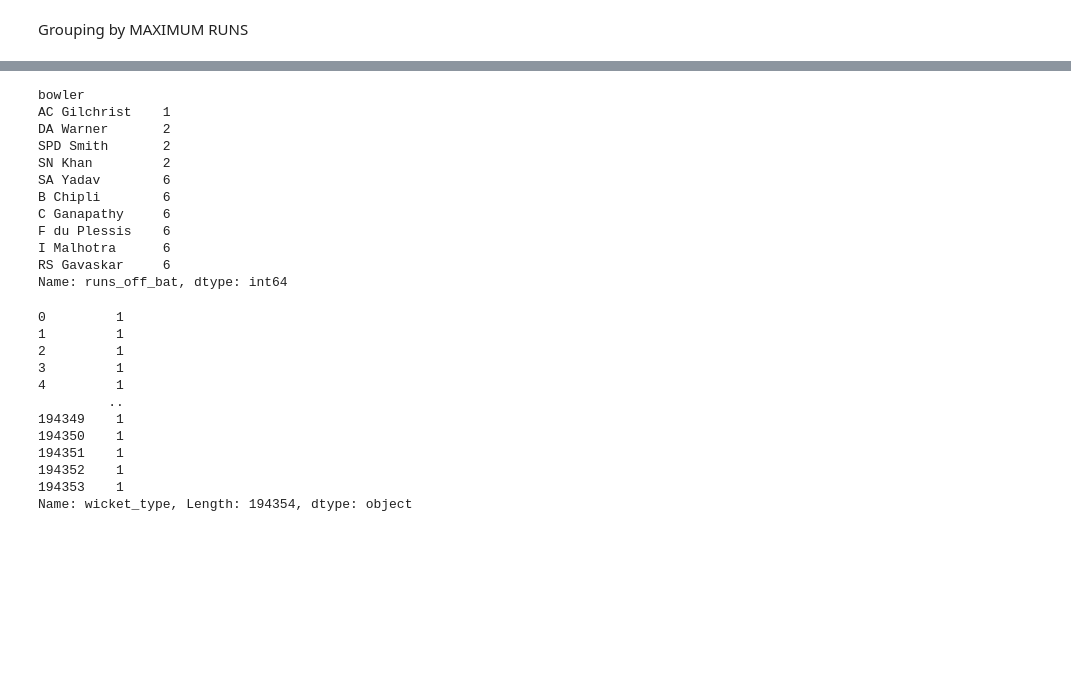
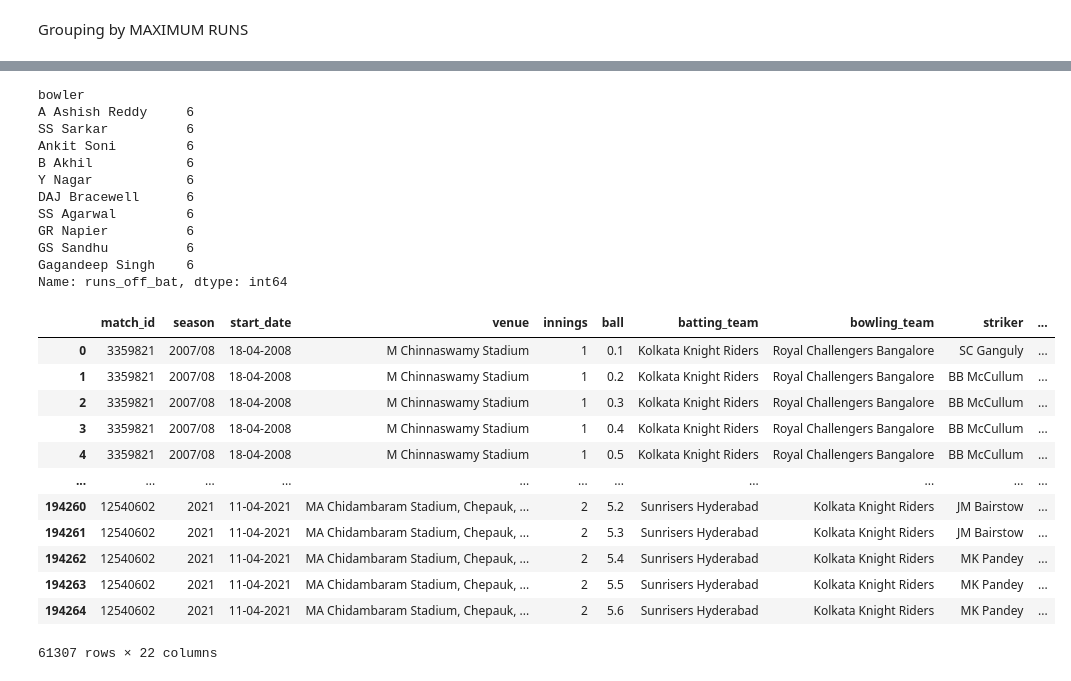
Before and after one commit to rehadhawan/IPLIIT, a Jupyter notebook: IPL.ipynb, the cells around one changed output, grey strips where cells are left out. Drawn from its saved outputs; the diff is of its cells as text; code cells hidden in the pictures; blank space fills up the shorter version.

```diff
--- a/IPL.ipynb
+++ b/IPL.ipynb
@@ -5,5 +5,4 @@ import pandas as pd
 import numpy as np
 path = r"C:\Users\reha_\Desktop\IPLIIT\all_matches.csv"
 df=pd.read_csv(path)
-#df = df[df["ball"] < 6.0]
-df
+df = df[df["ball"] < 6.0]
@@ -90,31 +75,34 @@ df3 = df.groupby('bowler')['runs_off_bat'].count().sort_values(ascending=True)
 df3.head(10)
 # %% [output]
 bowler
-AC Gilchrist    1
-DA Warner       2
-SPD Smith       2
-SN Khan         2
-SA Yadav        6
-B Chipli        6
-C Ganapathy     6
-F du Plessis    6
-I Malhotra      6
-RS Gavaskar     6
+A Ashish Reddy     6
+SS Sarkar          6
+Ankit Soni         6
+B Akhil            6
+Y Nagar            6
+DAJ Bracewell      6
+SS Agarwal         6
+GR Napier          6
+GS Sandhu          6
+Gagandeep Singh    6
 Name: runs_off_bat, dtype: int64
-# %%
-df["wicket_type"].fillna(0)
-df[df["wicket_type"]!=0]=1
-df['wicket_type']
-# %% [output]
-0         1
-1         1
-2         1
-3         1
-4         1
-         ..
-194349    1
-194350    1
-194351    1
-194352    1
-194353    1
-Name: wicket_type, Length: 194354, dtype: object
+# %%
+df["wicket_type"].fillna(0, inplace = True)
+df["wicket_type"].replace({"bowled": 1,"caught": 1,"caught and bowled": 1,"hit wicket": 1,"lbw": 1,"obstructing the field": 1,"retired hurt": 1,"run out": 1,"stumped": 1, }, inplace=True)
+# %%
+df["match_id"] = 10 * df["match_id"] + df["innings"]
+df
+# %% [output]
+|  | match_id | season | start_date | venue | innings | ball | batting_team | bowling_team | striker | ... |
+| 0 | 3359821 | 2007/08 | 18-04-2008 | M Chinnaswamy Stadium | 1 | 0.1 | Kolkata Knight Riders | Royal Challengers Bangalore | SC Ganguly | ... |
+| 1 | 3359821 | 2007/08 | 18-04-2008 | M Chinnaswamy Stadium | 1 | 0.2 | Kolkata Knight Riders | Royal Challengers Bangalore | BB McCullum | ... |
+| 2 | 3359821 | 2007/08 | 18-04-2008 | M Chinnaswamy Stadium | 1 | 0.3 | Kolkata Knight Riders | Royal Challengers Bangalore | BB McCullum | ... |
+| 3 | 3359821 | 2007/08 | 18-04-2008 | M Chinnaswamy Stadium | 1 | 0.4 | Kolkata Knight Riders | Royal Challengers Bangalore | BB McCullum | ... |
+| 4 | 3359821 | 2007/08 | 18-04-2008 | M Chinnaswamy Stadium | 1 | 0.5 | Kolkata Knight Riders | Royal Challengers Bangalore | BB McCullum | ... |
+| ... | ... | ... | ... | ... | ... | ... | ... | ... | ... | ... |
+| 194260 | 12540602 | 2021 | 11-04-2021 | MA Chidambaram Stadium, Chepauk, ... | 2 | 5.2 | Sunrisers Hyderabad | Kolkata Knight Riders | JM Bairstow | ... |
+| 194261 | 12540602 | 2021 | 11-04-2021 | MA Chidambaram Stadium, Chepauk, ... | 2 | 5.3 | Sunrisers Hyderabad | Kolkata Knight Riders | JM Bairstow | ... |
+| 194262 | 12540602 | 2021 | 11-04-2021 | MA Chidambaram Stadium, Chepauk, ... | 2 | 5.4 | Sunrisers Hyderabad | Kolkata Knight Riders | MK Pandey | ... |
+| 194263 | 12540602 | 2021 | 11-04-2021 | MA Chidambaram Stadium, Chepauk, ... | 2 | 5.5 | Sunrisers Hyderabad | Kolkata Knight Riders | MK Pandey | ... |
+| 194264 | 12540602 | 2021 | 11-04-2021 | MA Chidambaram Stadium, Chepauk, ... | 2 | 5.6 | Sunrisers Hyderabad | Kolkata Knight Riders | MK Pandey | ... |
+61307 rows × 22 columns
```
Also changed, not shown: parts of 6 cells of this notebook.
